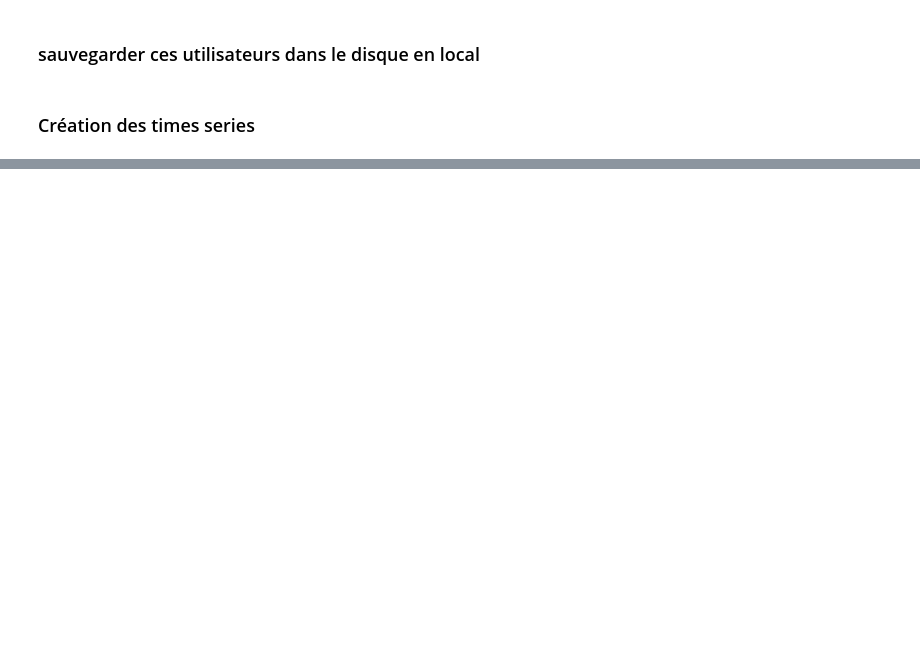
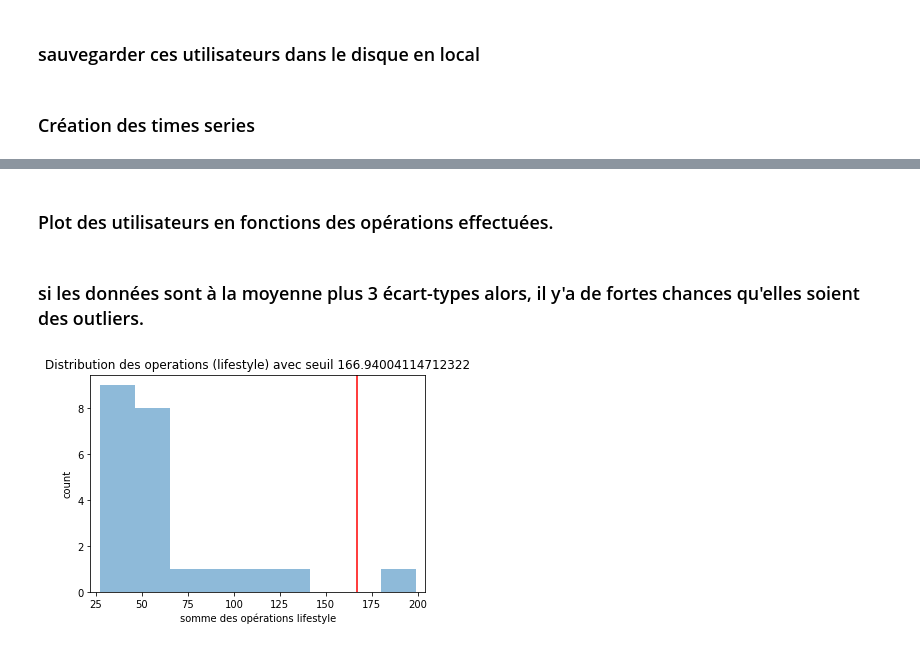
Before and after one commit to pfolaa/fraud_detection, a Jupyter notebook: fraud_detection_01.ipynb, the cells around one changed output, grey strips where cells are left out. Cells and saved outputs as stored; diff of their text form; code cells hidden in the pictures; blank space fills up the shorter version.

```diff
--- a/fraud_detection_01.ipynb
+++ b/fraud_detection_01.ipynb
@@ -2888,0 +2975,2 @@ all_df_res[1]
+# %%
+res_all_df = list_load_all_df()
@@ -2888,0 +3023,42 @@ all_df_res[1]
+# %%
+list_phone_number_user_client, sum_operation_client, min_client, max_client, mediane_client, moyenne_client, et_client, threshold_client = calculate_metric(res_all_df)
+list_phone_number_user_decline, sum_operation_decline, mini_decline, maxi_decline, mediane_decline, moyenne_decline, et_decline, threshold_decline = calculate_metric(res_all_df, str_key_word='/decline/')
+list_phone_number_user_lifestyle, sum_operation_lifestyle, min_lifestyle, max_lifestyle, mediane_lifestyle, moyenne_lifestyle, et_lifestyle, threshold_lifestyle = calculate_metric(res_all_df, str_key_word='lifestyle')
+list_phone_number_user_payment, sum_operation_payment, min_payment, max_payment, mediane_payment, moyenne_payment, et_payment, threshold_payment = calculate_metric(res_all_df, str_key_word='payment')
+list_phone_number_user_app_get, sum_operation_app_get, min_app_get, max_app_get, mediane_app_get, moyenne_app_get, et_app_get, threshold_app_get = calculate_metric(res_all_df, str_key_word='applications/get')
+list_phone_number_user_preapproved, sum_operation_preapproved, min_preapproved, max_preapproved, mediane_preapproved, moyenne_preapproved, et_preapproved, threshold_preapproved = calculate_metric(res_all_df, str_key_word='preapproved')
+list_phone_number_user_accept, sum_operation_accept, min_accept, max_accept, mediane_accept, moyenne_accept, et_accept, threshold_accept = calculate_metric(res_all_df, str_key_word='accept')
+list_phone_number_user_wallet_balance, sum_operation_wallet_balance, min_wallet_balance, max_wallet_balance, mediane_wallet_balance, moyenne_wallet_balance, et_wallet_balance, threshold_wallet_balance = calculate_metric(res_all_df, str_key_word='wallet/balance')
+list_phone_number_user_adverts, sum_operation_adverts, min_adverts, max_adverts, mediane_adverts, moyenne_adverts, et_adverts, threshold_adverts = calculate_metric(res_all_df, str_key_word='adverts')
+list_phone_number_user_bank, sum_operation_bank, min_bank, max_bank, mediane_bank, moyenne_bank, et_bank, threshold_bank = calculate_metric(res_all_df, str_key_word='bank')
+list_phone_number_user_update, sum_operation_update, min_update, max_update, mediane_update, moyenne_update, et_update, threshold_update = calculate_metric(res_all_df, str_key_word='update')
+list_phone_number_user_product, sum_operation_product, min_product, max_product, mediane_product, moyenne_product, et_product, threshold_product = calculate_metric(res_all_df, str_key_word='products')
+list_phone_number_user_location, sum_operation_Location, min_Location, max_Location, mediane_Location, moyenne_Location, et_Location, threshold_Location = calculate_metric(res_all_df, str_key_word='locations')
+list_phone_number_user_client_get, sum_operation_client_get, min_client_get, max_client_get, mediane_client_get, moyenne_client_get, et_client_get, threshold_client_get = calculate_metric(res_all_df, str_key_word='client/get')
+list_phone_number_user_client_v2_create, sum_operation_client_v2_create, min_client_v2_create, max_client_v2_create, mediane_client_v2_create, moyenne_client_v2_create, et_client_v2_create, threshold_client_v2_create = calculate_metric(res_all_df, str_key_word='client/v2/create')
+# %% [markdown]
+### Plot des utilisateurs en fonctions des opérations effectuées.
+# %%
+import numpy as np
+import math
+from matplotlib import pyplot as plt
+
+def plot_users(list_operations, title_operation='lifestyle', threshold=threshold_lifestyle):
+  bins = np.linspace(math.ceil(min(list_operations)),
+                    math.floor(max(list_operations)),
+                    10) # fixed number of bins
+  plt.axvline(x=threshold, color='red') # pour tracer le threshold
+  plt.xlim([min(list_operations)-5, max(list_operations)+5])
+
+  plt.hist(list_operations, bins=bins, alpha=0.5)
+  plt.title(f'Distribution des operations ({title_operation}) avec seuil {threshold}')
+  plt.xlabel(f'somme des opérations {title_operation}')
+  plt.ylabel('count')
+
+  plt.show()
+# %% [markdown]
+### si les données sont à la moyenne plus 3 écart-types alors, il y'a de fortes chances qu'elles soient des outliers.
+# %%
+plot_users(sum_operation_lifestyle, 'lifestyle', threshold_lifestyle)
+# %% [output]
+[figure, added]
```
Also changed, not shown: parts of 119 cells of this notebook.
